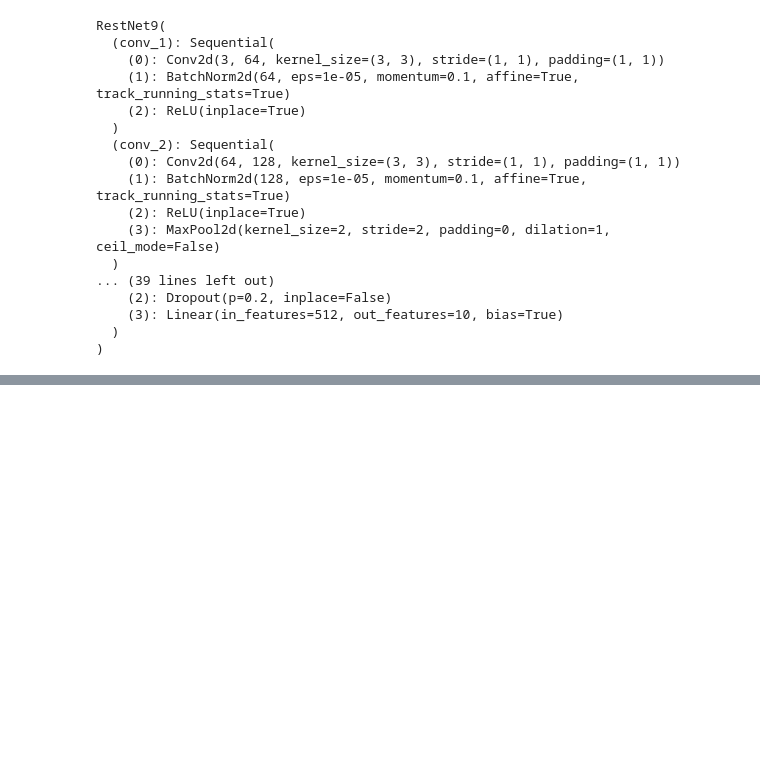
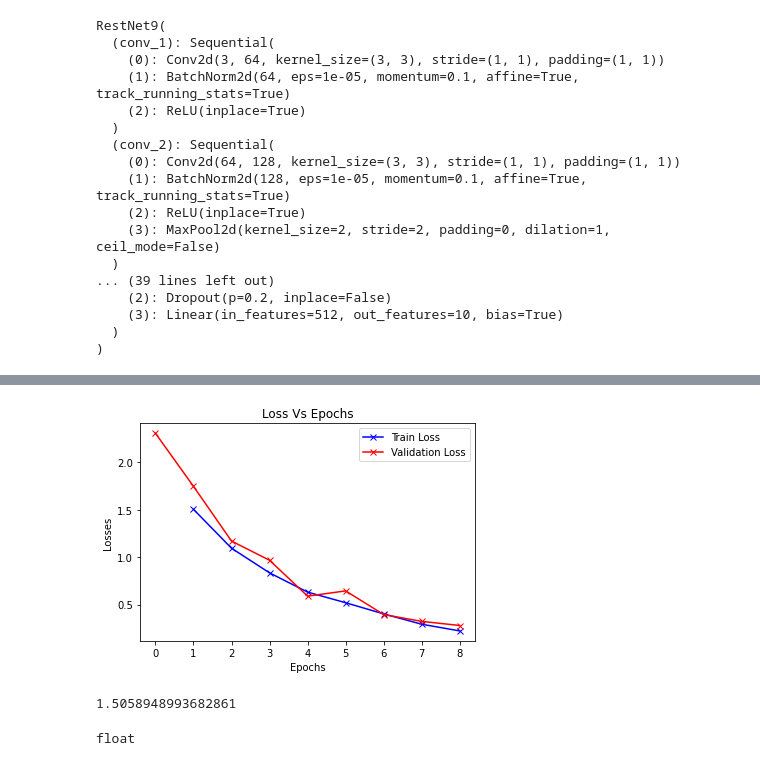
Before and after one commit to afs-chowdhury/Pytorch_basic, a Jupyter notebook: CFIER10-RESTNET9.ipynb, the cells around one changed output, grey strips where cells are left out. Drawn from its saved outputs; the diff is of its cells as text; code cells hidden in the pictures; blank space fills up the shorter version.

```diff
--- a/CFIER10-RESTNET9.ipynb
+++ b/CFIER10-RESTNET9.ipynb
@@ -349,0 +386,23 @@ RuntimeError: CUDA out of memory. Tried to allocate 400.00 MiB (GPU 0; 2.00 GiB
+# %%
+def plot_losses(history):
+  train_losses = [x.get('train_loss') for x in history]  # FIND OUT WHY USED X.GET()
+  #vaild_losses = [x['val_loss'] for x in history ]
+  valid_losses = [x.get('val_loss') for x in history]
+  plt.plot(train_losses, '-bx')
+  plt.plot(valid_losses, '-rx')
+  plt.xlabel("Epochs")
+  plt.ylabel("Losses")
+  plt.title("Loss Vs Epochs")
+  plt.legend(["Train Loss" , "Validation Loss"])
+# %%
+plot_losses(history)
+# %% [output]
+[figure, added]
+# %%
+history[1]['train_loss']
+# %% [output]
+1.5058948993682861
+# %%
+type(history[1])
+# %% [output]
+float
```
Also changed, not shown: parts of 12 cells of this notebook.
